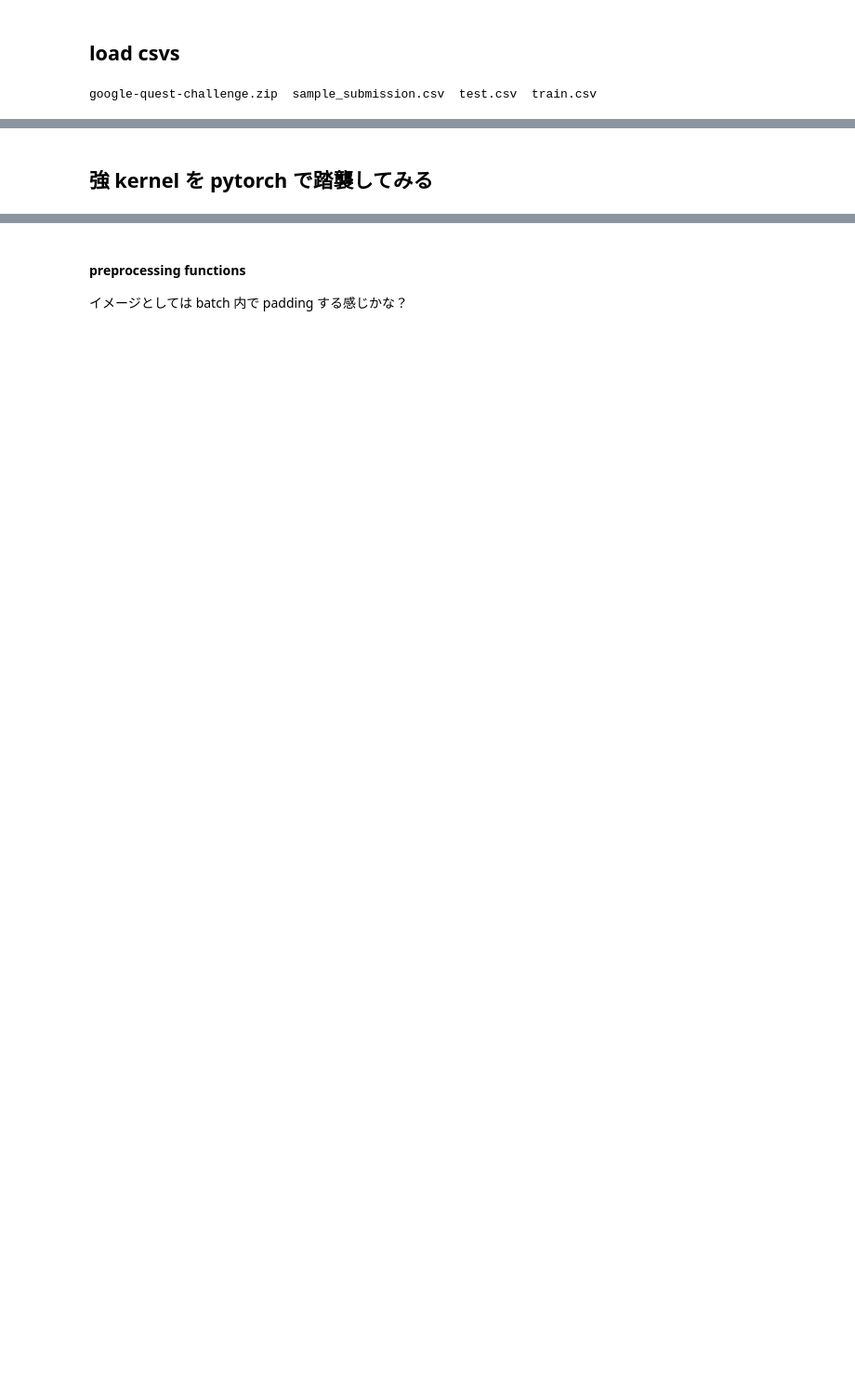
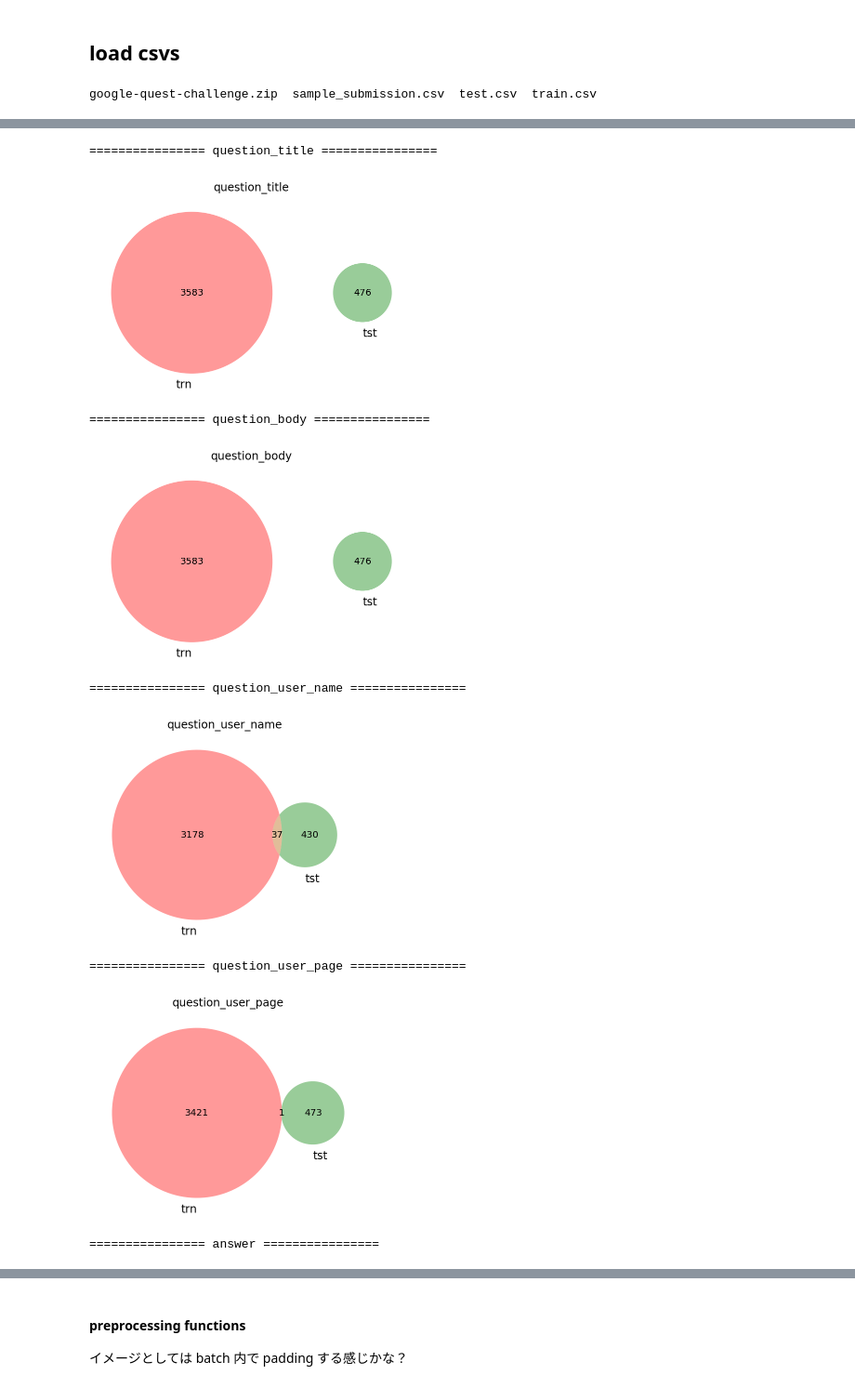
Before and after one commit to guchio3/kaggle-google-quest, a Jupyter notebook: notebooks/e001_first_sub.ipynb, the cells around one changed output, grey strips where cells are left out. Shown: that part at 93% size. Drawn from its saved outputs; the diff is of its cells as text; code cells hidden in the pictures; blank space fills up the shorter version.

```diff
--- a/notebooks/e001_first_sub.ipynb
+++ b/notebooks/e001_first_sub.ipynb
@@ -55,5 +56,21 @@ display(sub_df.shape, sub_df.head())
 | 2 | 70 | 0.00673 | 0.00673 | 0.00673 | 0.00673 | ... |
 | 3 | 132 | 0.01401 | 0.01401 | 0.01401 | 0.01401 | ... |
 | 4 | 200 | 0.02074 | 0.02074 | 0.02074 | 0.02074 | ... |
-# %% [markdown]
-## 強 kernel を pytorch で踏襲してみる
+# %%
+import matplotlib_venn
+
+for col in trn_df.iloc[:, 1:10].columns:
+    print(f'================ {col} ================')
+    matplotlib_venn.venn2([set(trn_df[col]), set(tst_df[col])], set_labels=('trn', 'tst'))
+    plt.title(col)
+    plt.show()
+# %% [output]
+================ question_title ================
+[figure, added]
+================ question_body ================
+[figure, added]
+================ question_user_name ================
+[figure, added]
+================ question_user_page ================
+[figure, added]
+================ answer ================
```
Also changed, not shown: parts of 39 cells of this notebook, 1 other file.
